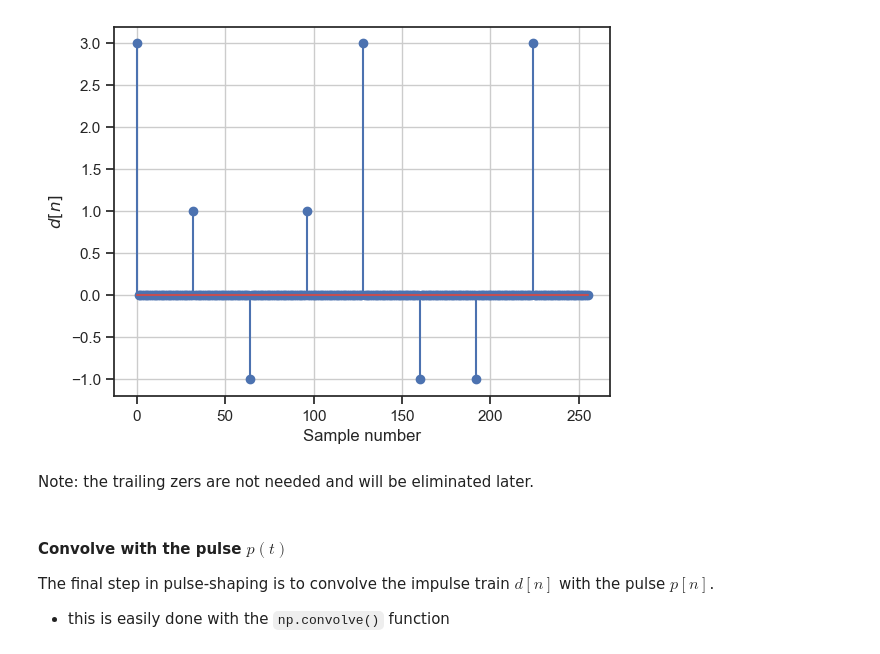
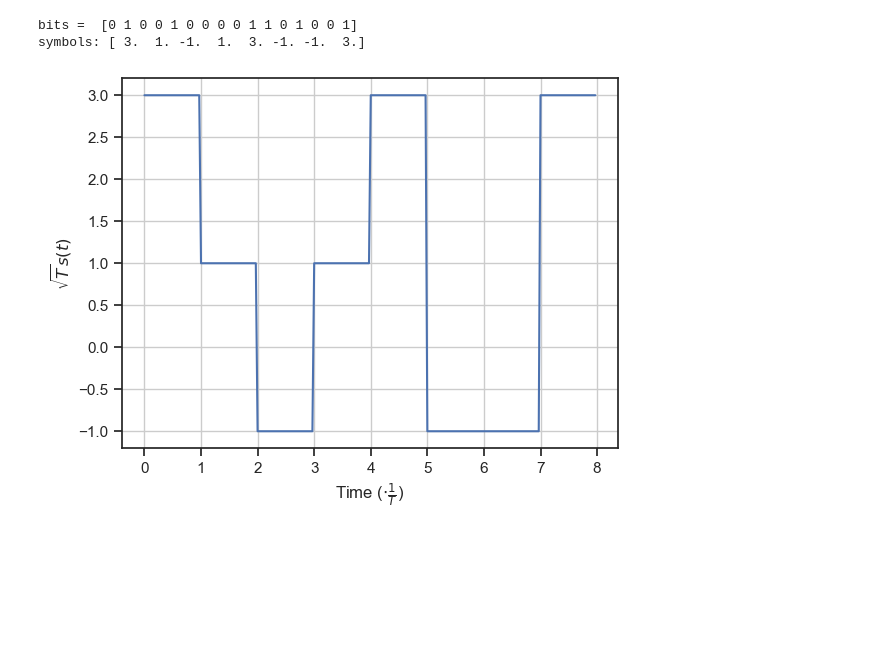
Before and after one commit to bepepa/UG-comms, a Jupyter notebook: notebooks/020_pulse_shaping.ipynb, the cells around one changed output. Saved outputs shown, nothing was run; the diff lists cells and outputs as text; code cells hidden in the pictures; blank space fills up the shorter version.

```diff
--- a/notebooks/020_pulse_shaping.ipynb
+++ b/notebooks/020_pulse_shaping.ipynb
@@ -123,0 +254,21 @@ dd[0::fsT] = symbols
+# %%
+def pulse_shape(syms, pp, fsT):
+    """perform pulse shaping for a sequence of symbols
+
+    Inputs:
+    -------
+    syms: sequence of symbols
+    pp: pulse shape (must have `fsT` samples per symbol period)
+    fsT: samples per symbol period
+
+    Returns:
+    --------
+    vector of signal samples; length is equal to (len(syms)-1)*fsT + len(pp)
+    """
+    # upsample the symbol sequence
+    N_dd = (len(syms) - 1) * fsT + 1  # this avoids extra zeros at end
+    dd = np.zeros(N_dd, dtype=syms.dtype)
+    dd[0::fsT] = syms
+
+    # convolve with pulse
+    return np.convolve(dd, pp)
@@ -124,19 +281,28 @@ dd[0::fsT] = symbols
+# %%
+## make some information symbols
+bits = string_source('Hi')
+print('bits = ', bits)
+
+## modulation mapping - Use 4-PAM to map bits to symbols
+symbols = mod_mapper(bits, PAM4)
+print('symbols:', symbols.real)
+
+## pulse-shaping: using sine-squared pulses and oversampling fsT=32
+fsT = 32
+pulse = rect_pulse(fsT)
+
+sig = pulse_shape(symbols, pulse, fsT)
+# %% [output]
+bits =  [0 1 0 0 1 0 0 0 0 1 1 0 1 0 0 1]
+symbols: [ 3.  1. -1.  1.  3. -1. -1.  3.]
 # %%
-# plot the impulse train
-plt.stem(dd.real)
+## plot the resulting signals
+plt.plot(np.arange(len(sig))/fsT, np.sqrt(fsT)*sig.real)
 
-plt.xlabel('Sample number')
-plt.ylabel('$d[n]$')
+plt.xlabel(r'Time ($\cdot \frac{1}{T}$)')
+plt.ylabel(r'$\sqrt{T} s(t)$')
 plt.grid()
 
 plt.show()
 # %% [output]
-[figure, old version]
+[figure, new version]
-# %% [markdown]
-Note: the trailing zers are not needed and will be eliminated later.
-# %% [markdown]
-#### Convolve with the pulse $p(t)$
-
-The final step in pulse-shaping is to convolve the impulse train $d[n]$ with the pulse $p[n]$.
-
-* this is easily done with the `np.convolve()` function
```
Also changed, not shown: parts of 28 cells of this notebook, 1 other file.
